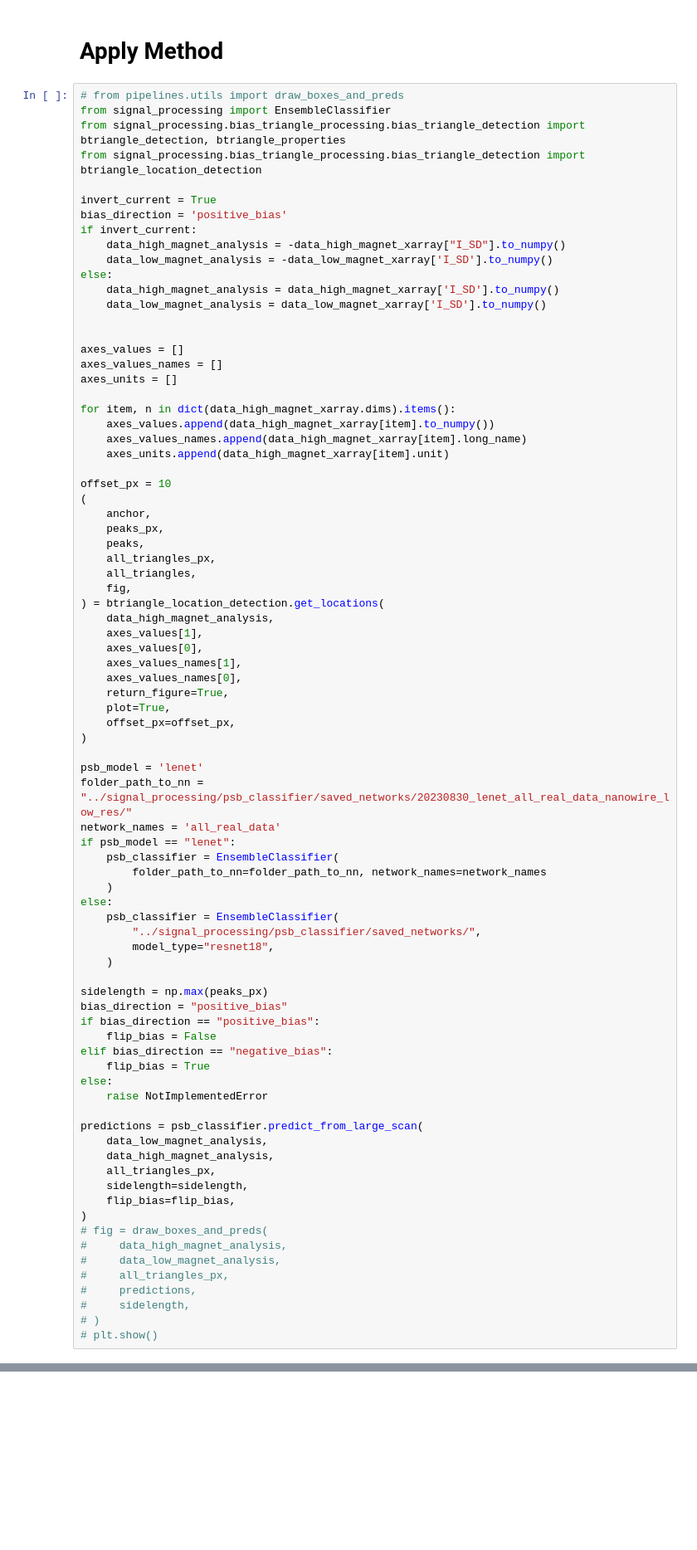
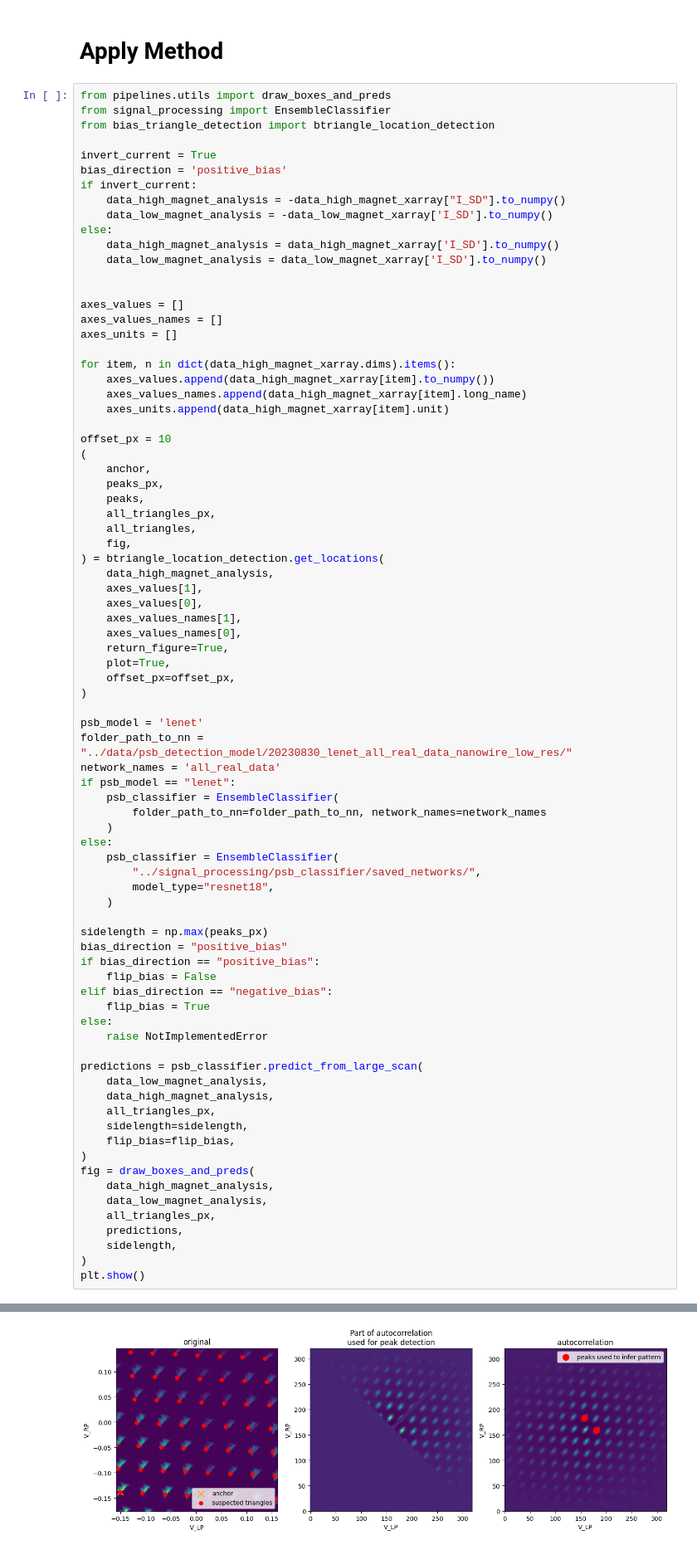
Before and after one commit to oxquantum-repo/fully-autonomous-tuning, a Jupyter notebook: demonstrations/Wide shot PSB detection.ipynb, the cells around one changed output, grey strips where cells are left out. Shown at 83% size. Cells and saved outputs as stored; diff of their text form; blank space fills up the shorter version.

```diff
--- a/demonstrations/Wide shot PSB detection.ipynb
+++ b/demonstrations/Wide shot PSB detection.ipynb
@@ -56,10 +50,9 @@ data_low_magnet_xarray = ds_low_magnet.to_xarray_dataset()
 # %% [markdown]
 # Apply Method
 # %%
-# from pipelines.utils import draw_boxes_and_preds
+from pipelines.utils import draw_boxes_and_preds
 from signal_processing import EnsembleClassifier
-from signal_processing.bias_triangle_processing.bias_triangle_detection import btriangle_detection, btriangle_properties
-from signal_processing.bias_triangle_processing.bias_triangle_detection import btriangle_location_detection
+from bias_triangle_detection import btriangle_location_detection
 
 invert_current = True
 bias_direction = 'positive_bias'
@@ -100,7 +93,7 @@ offset_px = 10
 )
 
 psb_model = 'lenet'
-folder_path_to_nn = "../signal_processing/psb_classifier/saved_networks/20230830_lenet_all_real_data_nanowire_low_res/"
+folder_path_to_nn = "../data/psb_detection_model/20230830_lenet_all_real_data_nanowire_low_res/"
 network_names = 'all_real_data'
 if psb_model == "lenet":
     psb_classifier = EnsembleClassifier(
@@ -128,12 +121,12 @@ predictions = psb_classifier.predict_from_large_scan(
     sidelength=sidelength,
     flip_bias=flip_bias,
 )
-# fig = draw_boxes_and_preds(
-#     data_high_magnet_analysis,
-#     data_low_magnet_analysis,
-#     all_triangles_px,
-#     predictions,
-#     sidelength,
-# )
-# plt.show()
+fig = draw_boxes_and_preds(
+    data_high_magnet_analysis,
+    data_low_magnet_analysis,
+    all_triangles_px,
+    predictions,
+    sidelength,
+)
+plt.show()
 # %% [output]
@@ -140,0 +133 @@ ImportError: cannot import name 'EnsembleClassifier' from 'signal_processing' (/
+[figure, added]
```
Also changed, not shown: parts of 3 cells of this notebook, 15 other files.
